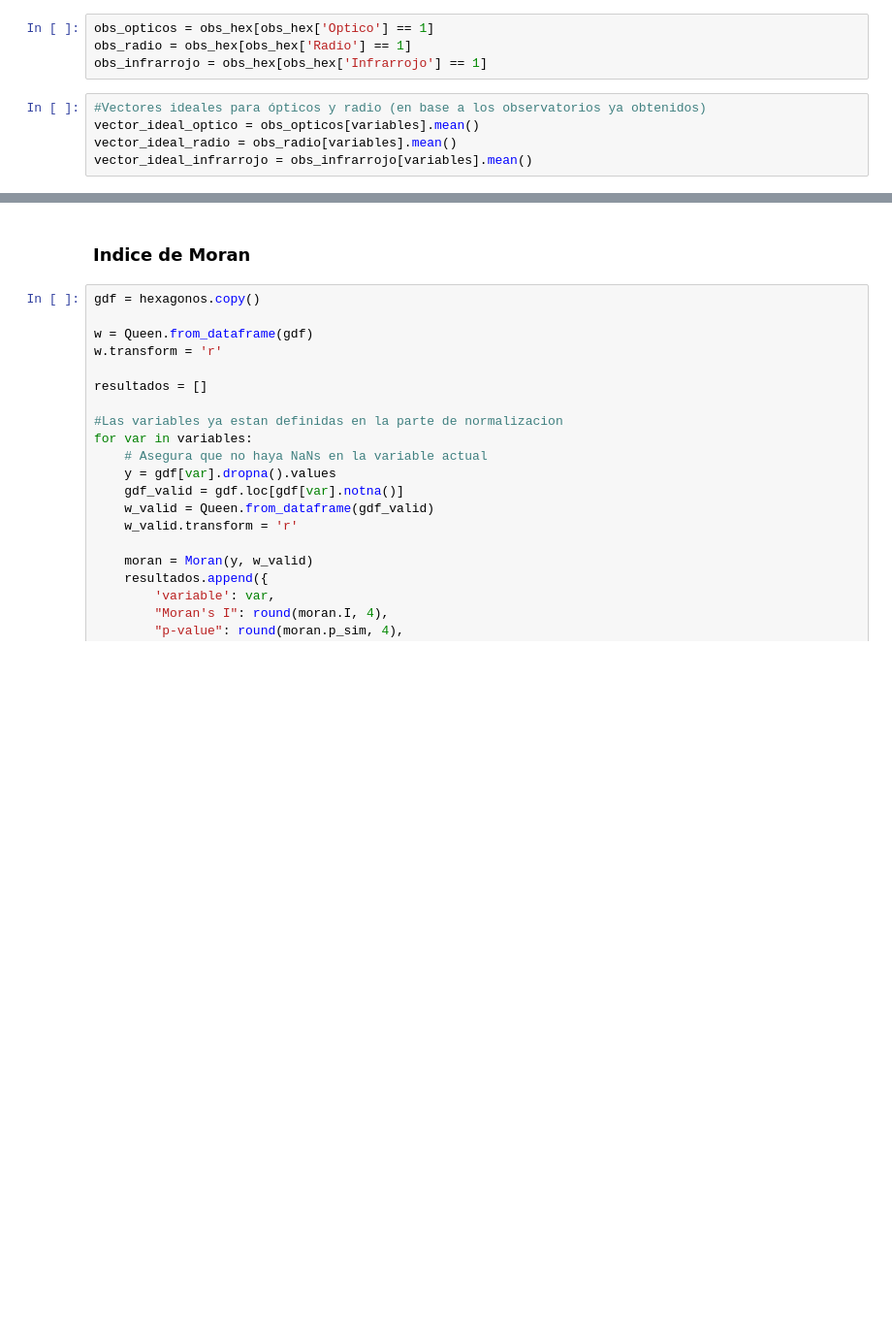
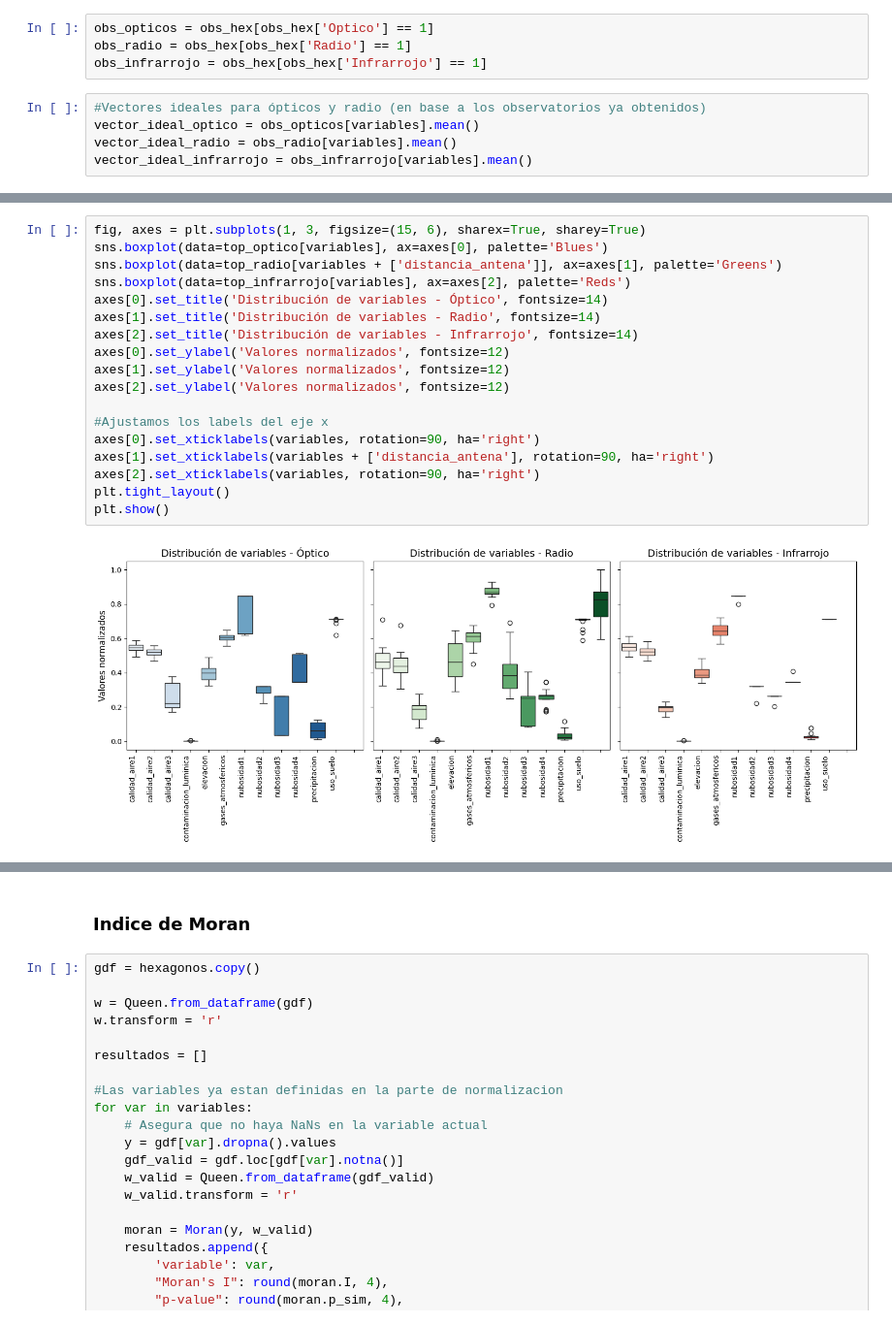
Before and after one commit to ChrisKmilo/Geoespatial-Project, a Jupyter notebook: Proyecto.ipynb, the cells around one changed output, grey strips where cells are left out. Shown at 97% size. Saved outputs shown, nothing was run; the diff lists cells and outputs as text; blank space fills up the shorter version.

```diff
--- a/Proyecto.ipynb
+++ b/Proyecto.ipynb
@@ -571,0 +638,20 @@ plt.show()
+# %%
+fig, axes = plt.subplots(1, 3, figsize=(15, 6), sharex=True, sharey=True)
+sns.boxplot(data=top_optico[variables], ax=axes[0], palette='Blues')
+sns.boxplot(data=top_radio[variables + ['distancia_antena']], ax=axes[1], palette='Greens')
+sns.boxplot(data=top_infrarrojo[variables], ax=axes[2], palette='Reds')
+axes[0].set_title('Distribución de variables - Óptico', fontsize=14)
+axes[1].set_title('Distribución de variables - Radio', fontsize=14)
+axes[2].set_title('Distribución de variables - Infrarrojo', fontsize=14)
+axes[0].set_ylabel('Valores normalizados', fontsize=12)
+axes[1].set_ylabel('Valores normalizados', fontsize=12)
+axes[2].set_ylabel('Valores normalizados', fontsize=12)
+
+#Ajustamos los labels del eje x
+axes[0].set_xticklabels(variables, rotation=90, ha='right')
+axes[1].set_xticklabels(variables + ['distancia_antena'], rotation=90, ha='right')
+axes[2].set_xticklabels(variables, rotation=90, ha='right')
+plt.tight_layout()
+plt.show()
+# %% [output]
+[figure, added]
```
Also changed, not shown: parts of 25 cells of this notebook.
